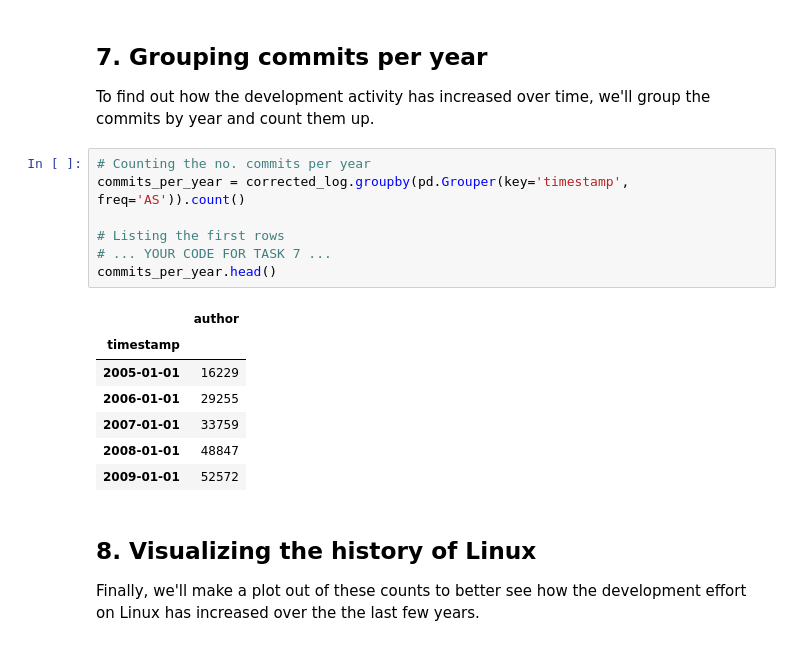
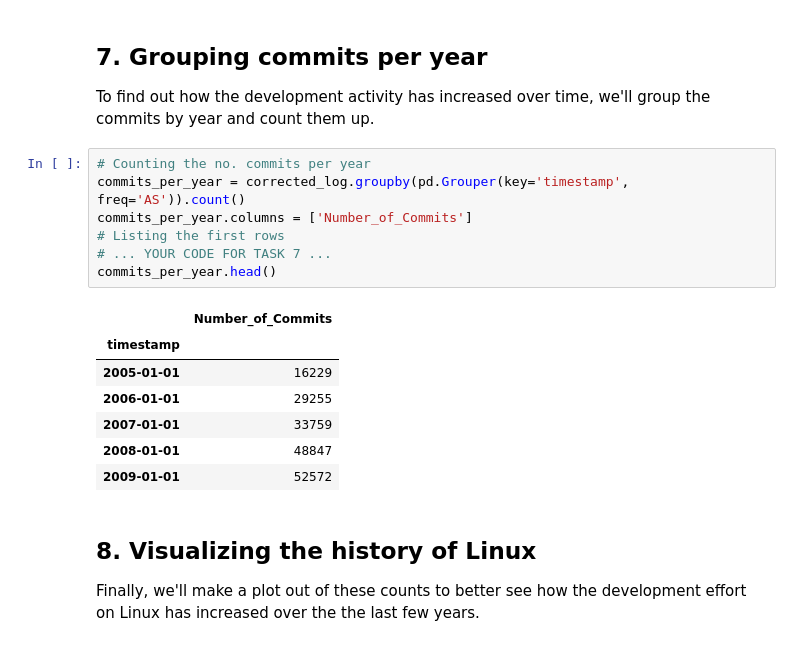
Before and after one commit to ThapeloMarakalla/Exploring-the-Evolution-of-Linux, a Jupyter notebook: notebook/notebook.ipynb, the cells around one changed output. Drawn from its saved outputs; the diff is of its cells as text.

Commit message:
update notebook.ipynb
consistant labels and clear columns names

```diff
--- a/notebook/notebook.ipynb
+++ b/notebook/notebook.ipynb
@@ -139,12 +139,12 @@ Name: timestamp, dtype: object
 # %%
 # Counting the no. commits per year
 commits_per_year = corrected_log.groupby(pd.Grouper(key='timestamp', freq='AS')).count()
-
+commits_per_year.columns = ['Number_of_Commits']
 # Listing the first rows
 # ... YOUR CODE FOR TASK 7 ...
 commits_per_year.head()
 # %% [output]
-|  | author |
+|  | Number_of_Commits |
 | timestamp |  |
 | 2005-01-01 | 16229 |
 | 2006-01-01 | 29255 |
```
Also changed, not shown: parts of 1 cell of this notebook.
